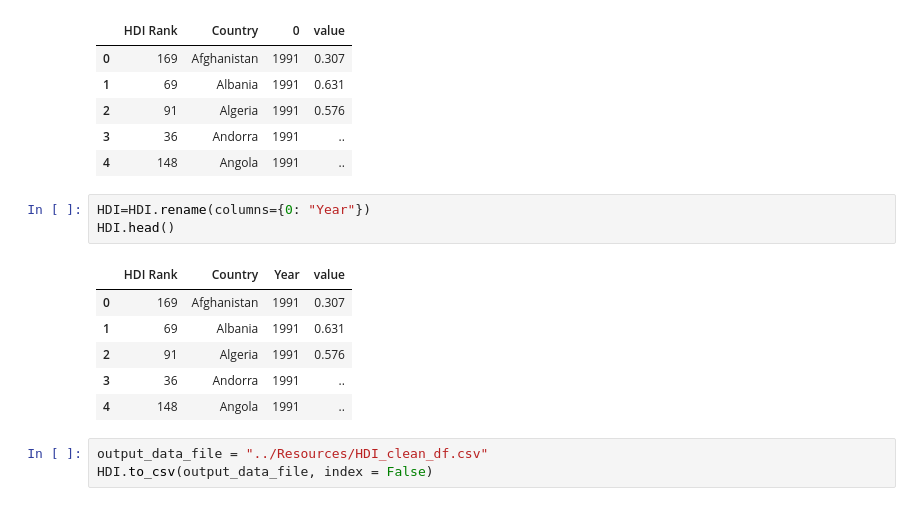
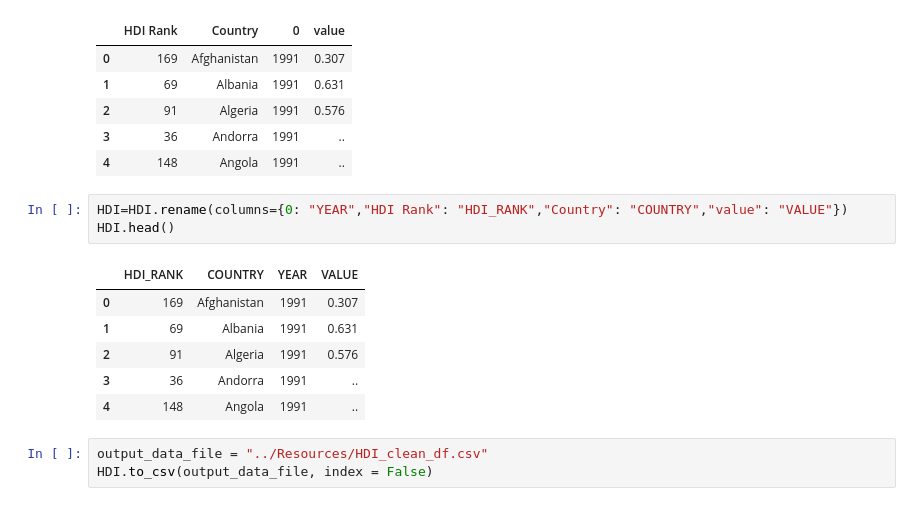
Before and after one commit to InsiyaKanjee/Project-2, a Jupyter notebook: Code/Transform_HDI.ipynb, the cells around one changed output. Cells and saved outputs as stored; diff of their text form.

```diff
--- a/Code/Transform_HDI.ipynb
+++ b/Code/Transform_HDI.ipynb
@@ -228,10 +228,10 @@ HDI.head()
 | 3 | 36 | Andorra | 1991 | .. |
 | 4 | 148 | Angola | 1991 | .. |
 # %%
-HDI=HDI.rename(columns={0: "Year"})
+HDI=HDI.rename(columns={0: "YEAR","HDI Rank": "HDI_RANK","Country": "COUNTRY","value": "VALUE"})
 HDI.head()
 # %% [output]
-|  | HDI Rank | Country | Year | value |
+|  | HDI_RANK | COUNTRY | YEAR | VALUE |
 | 0 | 169 | Afghanistan | 1991 | 0.307 |
 | 1 | 69 | Albania | 1991 | 0.631 |
 | 2 | 91 | Algeria | 1991 | 0.576 |
```
Also changed, not shown: 1 other file.
